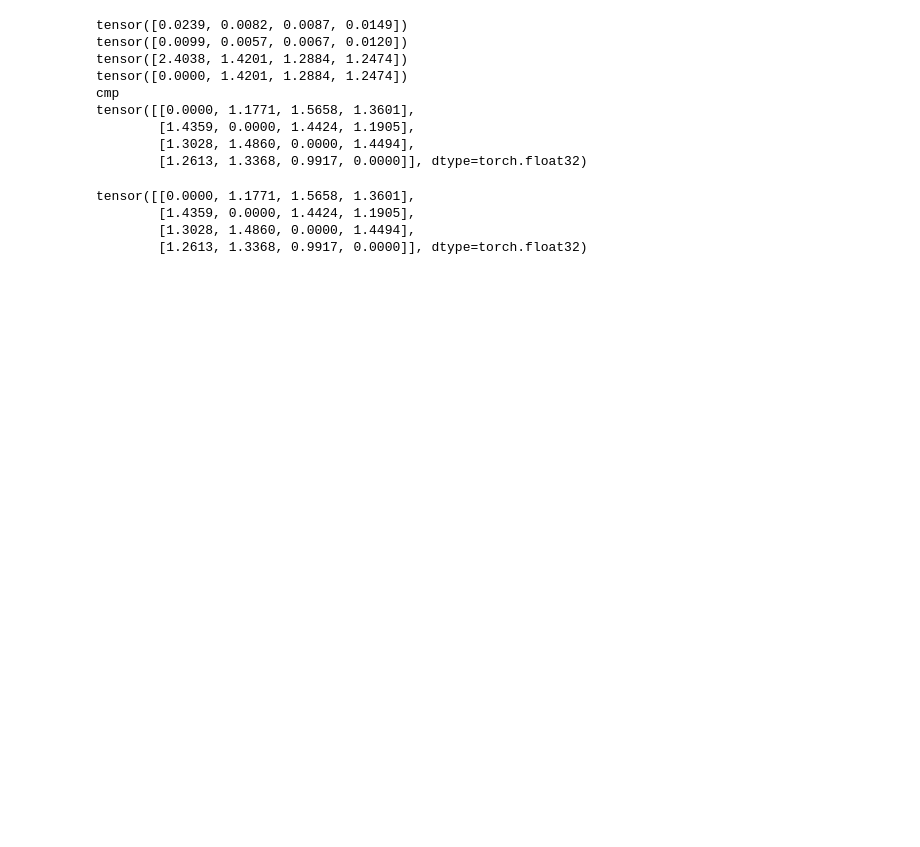
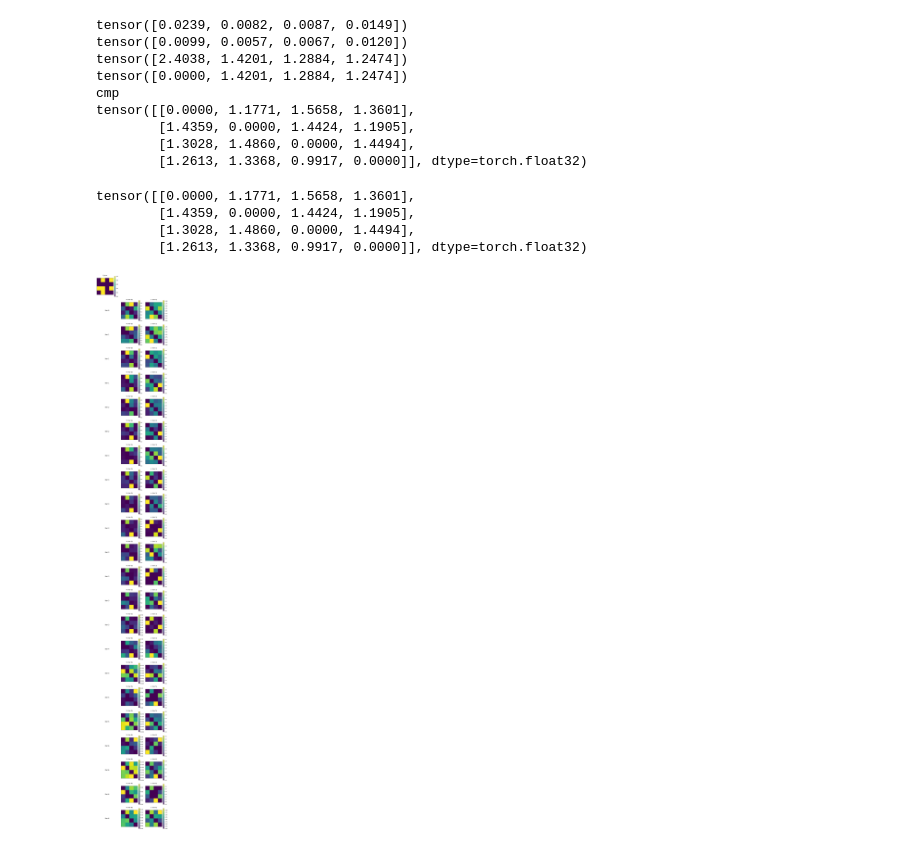
Before and after one commit to hasanjawad001/CG-NOTEARS, a Jupyter notebook: 08_dNewEnvSmallRun_cgNotears_separateModel_LN_enforceBound_1stLayerInv.ipynb, the cells around one changed output. Drawn from its saved outputs; the diff is of its cells as text; code cells hidden in the pictures; blank space fills up the shorter version.

Commit message:
done - 08_NewEnvSmallRun - 4x4 run, visualization on each step W and Cratio

```diff
--- a/08_dNewEnvSmallRun_cgNotears_separateModel_LN_enforceBound_1stLayerInv.ipynb
+++ b/08_dNewEnvSmallRun_cgNotears_separateModel_LN_enforceBound_1stLayerInv.ipynb
@@ -619,6 +622,7 @@ for opt in list_opt:
         print('Take Selective')
         print('==================================================================================================================================')
         model = NotearsMLP2(dims=[d, nh, 1], bias=True)
+        model.vis = {'B_true': B_true, 'data': []}
         W_est = notears_nonlinear_with_loss_std(model, X_list_standardized, lambda1=l1, lambda2=l2, std_lambda=-1, w_threshold=wt, lr=lr, s0=s0)
         # assert ut.is_dag(W_est)
         np.savetxt(f'outputs/{exp_id}/W_est1.csv', W_est, delimiter=',')
@@ -826,0 +833,31 @@ tensor([[0.0000, 1.1771, 1.5658, 1.3601],
+# %%
+def plot_matrix(ax, matrix, title):
+    cax = ax.matshow(matrix, cmap='viridis')
+    plt.colorbar(cax, ax=ax)
+    ax.set_title(title, pad=20)
+    ax.set_xticks([])
+    ax.set_yticks([])
+
+def visualize_model(model):
+    fig, axes = plt.subplots(len(model['data']) + 1, 3, figsize=(9, 3 * (len(model['data']) + 1)))
+
+    # Plot B_true at the top row
+    plot_matrix(axes[0, 0], model['B_true'], "B_true")
+    axes[0, 1].axis('off')
+    axes[0, 2].axis('off')
+
+    # Plot W and cmp for each iteration in data
+    for i, (itern, W, cmp) in enumerate(model['data']):
+        row = i + 1
+        axes[row, 0].text(0.5, 0.5, f"Iter {itern}", fontsize=14, ha='center', va='center')
+        axes[row, 0].axis('off')
+        plot_matrix(axes[row, 1], W, f"W (Iter {itern})")
+        plot_matrix(axes[row, 2], cmp, f"cr (Iter {itern})")
+
+    plt.tight_layout()
+    plt.show()
+
+# Assuming model.vis is available
+visualize_model(model.vis)
+# %% [output]
+[figure, added]
```
Also changed, not shown: parts of 4 cells of this notebook, 2 other files.
